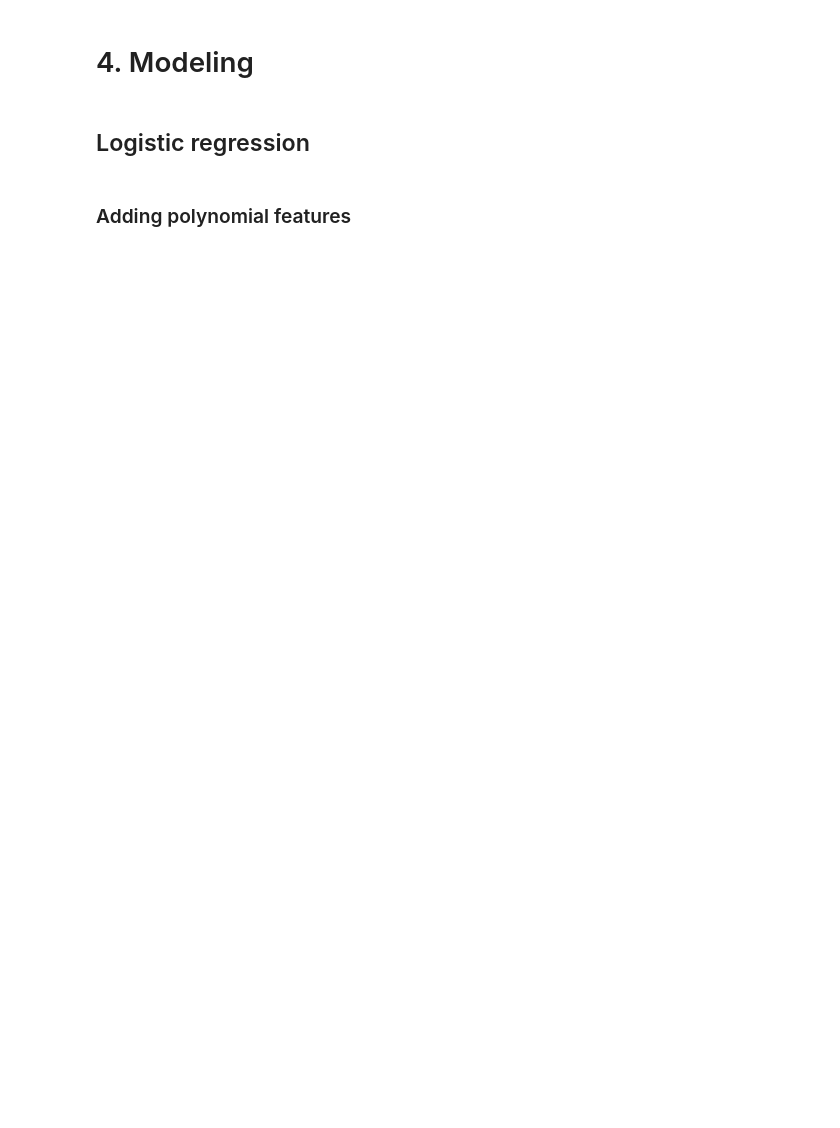
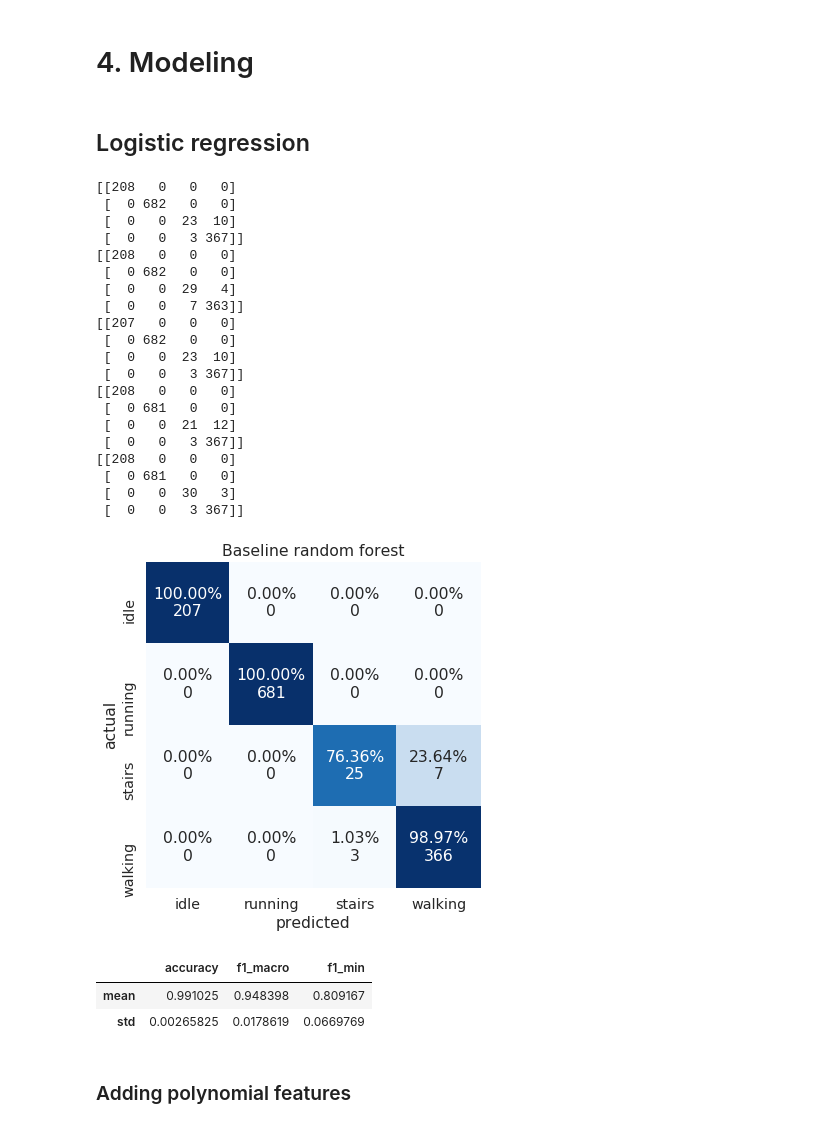
Before and after one commit to kilianovski/study, a Jupyter notebook: small_projects/activity_classification_accelerometer/activity_classification.ipynb, the cells around one changed output. Drawn from its saved outputs; the diff is of its cells as text; code cells hidden in the pictures; blank space fills up the shorter version.

```diff
--- a/small_projects/activity_classification_accelerometer/activity_classification.ipynb
+++ b/small_projects/activity_classification_accelerometer/activity_classification.ipynb
@@ -261,0 +292,10 @@ print_cv_metrics(cv_metrics, 'Baseline random forest')
+# %%
+feature_df = extract_features(
+    raw_data[x_acc_cols].values,
+    raw_data[y_acc_cols].values,
+    raw_data[z_acc_cols].values)
+# %%
+feature_df['label'] = target_le.transform(raw_data['label'])
+# %%
+all_features = [c for c in feature_df.columns if c != 'label']
+all_features
@@ -263,5 +323,51 @@ print_cv_metrics(cv_metrics, 'Baseline random forest')
 # 4. Modeling
 # %% [markdown]
 ## Logistic regression
+# %%
+X = feature_df[all_features]
+y = feature_df['label']
+cv_metrics = []
+
+for train_ix, valid_ix in kfold.split(X, y):
+    X_train, X_valid = X.loc[train_ix], X.loc[valid_ix]
+    y_train, y_valid = y.loc[train_ix], y.loc[valid_ix]
+
+    scaler = StandardScaler()
+    X_train = scaler.fit_transform(X_train)
+    X_valid = scaler.transform(X_valid)
+
+    cls = linear_model.LogisticRegression(max_iter=1_000)
+    cls.fit(X_train, y_train)
+    y_pred = cls.predict(X_valid)
+
+    fold_metrics = evaluate_performance(y_valid, y_pred)
+    cv_metrics.append(fold_metrics)
+    print(fold_metrics['CM_not_normalized'])
+print_cv_metrics(cv_metrics, 'Baseline random forest')
+# %% [output]
+[[208   0   0   0]
+ [  0 682   0   0]
+ [  0   0  23  10]
+ [  0   0   3 367]]
+[[208   0   0   0]
+ [  0 682   0   0]
+ [  0   0  29   4]
+ [  0   0   7 363]]
+[[207   0   0   0]
+ [  0 682   0   0]
+ [  0   0  23  10]
+ [  0   0   3 367]]
+[[208   0   0   0]
+ [  0 681   0   0]
+ [  0   0  21  12]
+ [  0   0   3 367]]
+[[208   0   0   0]
+ [  0 681   0   0]
+ [  0   0  30   3]
+ [  0   0   3 367]]
+[figure, added]
+|  | accuracy | f1_macro | f1_min |
+| mean | 0.991025 | 0.948398 | 0.809167 |
+| std | 0.00265825 | 0.0178619 | 0.0669769 |
 # %% [markdown]
 ### Adding polynomial features
```
Also changed, not shown: parts of 20 cells of this notebook.
